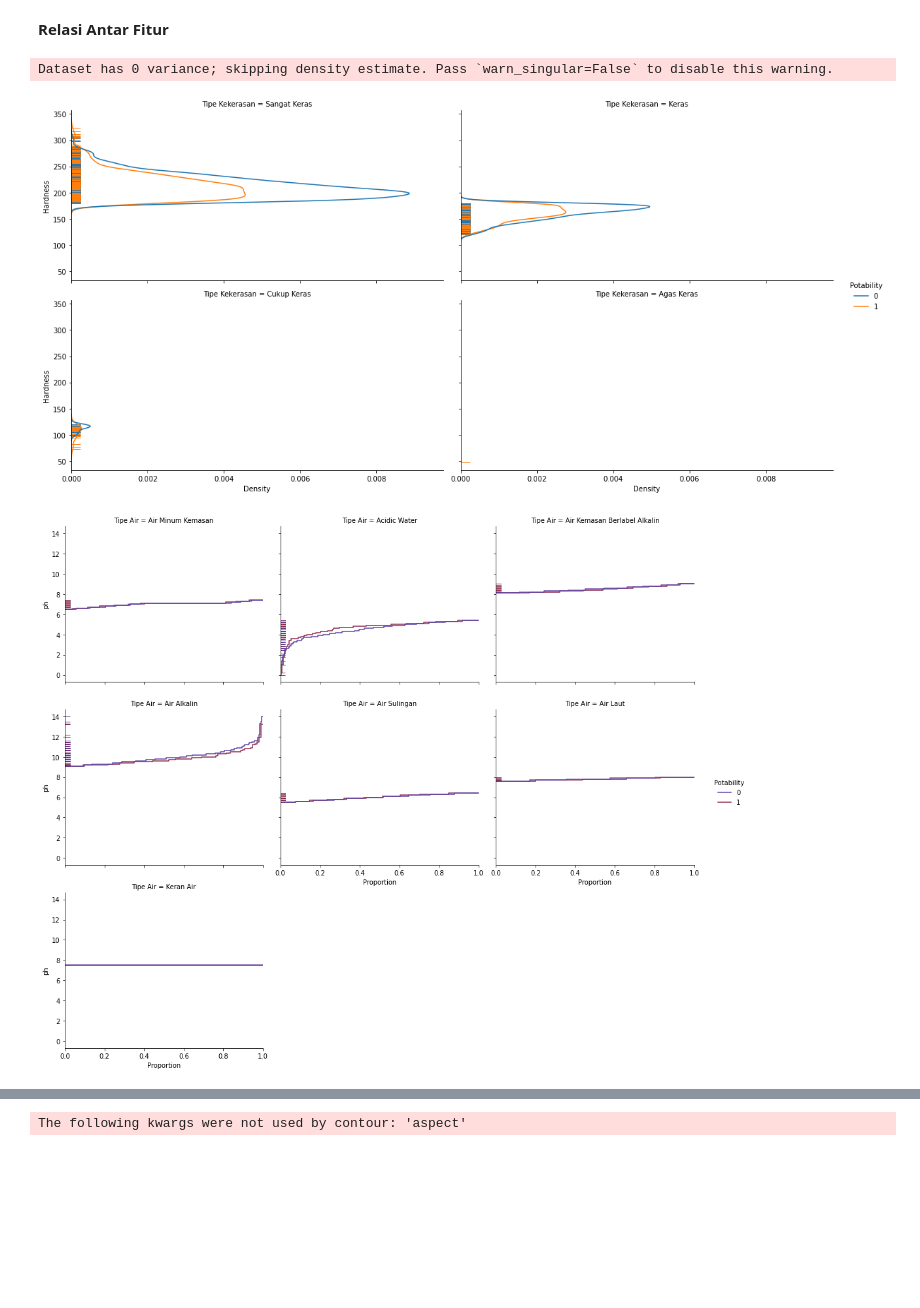
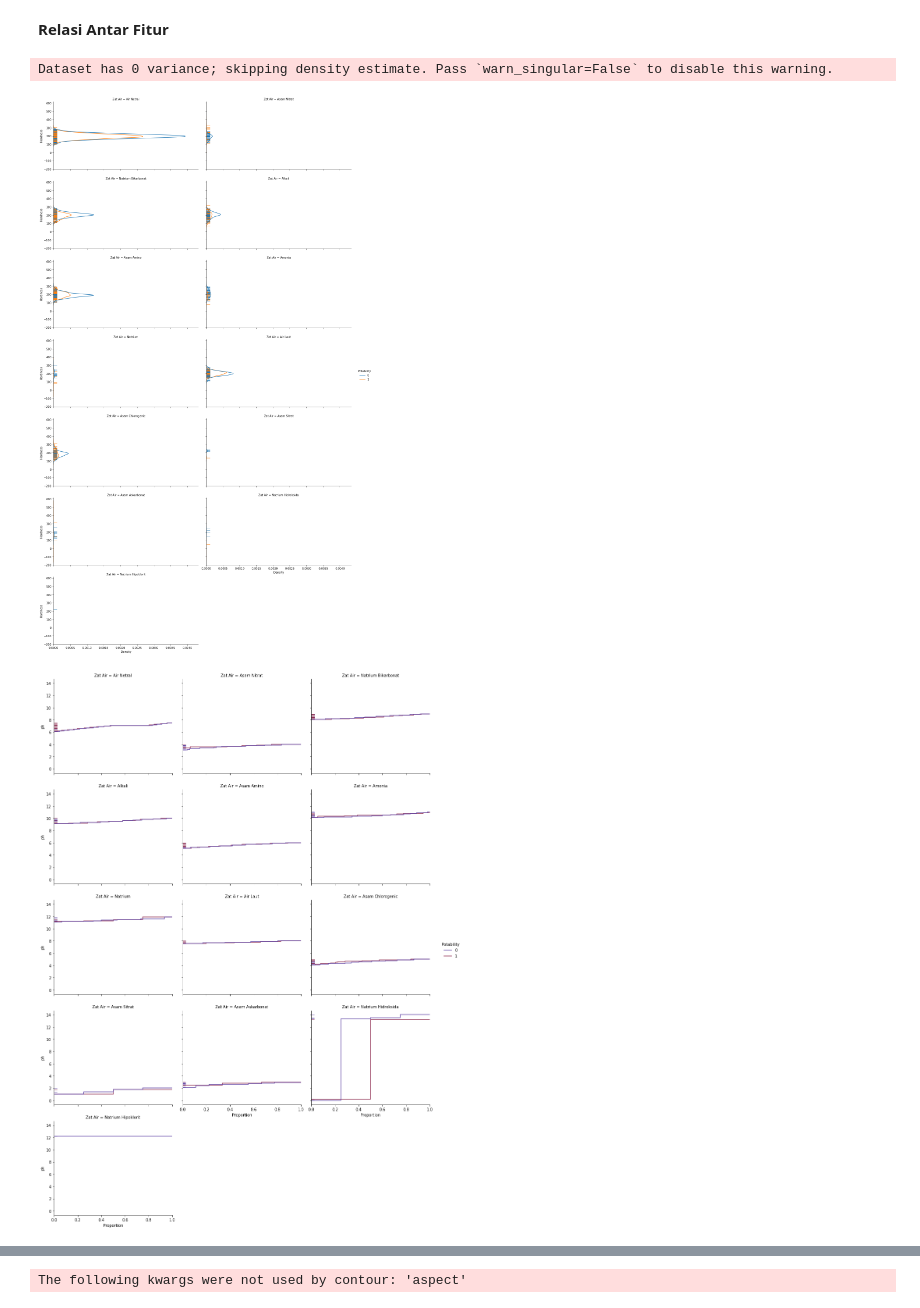
Before and after one commit to MuhamdIlyas/capstone, a Jupyter notebook: model/Capstone.ipynb, the cells around one changed output, grey strips where cells are left out. Drawn from its saved outputs; the diff is of its cells as text; code cells hidden in the pictures; blank space fills up the shorter version.

```diff
--- a/MachineLearning/Capstone.ipynb
+++ b/model/Capstone.ipynb
@@ -304,0 +222,31 @@ See the caveats in the documentation: https://pandas.pydata.org/pandas-docs/stab
+# %%
+kualitas_air['Zat Air'] = ""
+for i in range(0,len(kualitas_air)):
+  if (kualitas_air['ph'][i] <= 0 and kualitas_air['ph'][i] > 1):
+    kualitas_air['Zat Air'][i] = "Asam Sulfat"
+  elif (kualitas_air['ph'][i] >= 1 and kualitas_air['ph'][i] <= 2):
+    kualitas_air['Zat Air'][i] = "Asam Sitrat"
+  elif (kualitas_air['ph'][i] >= 2 and kualitas_air['ph'][i] <= 3):
+    kualitas_air['Zat Air'][i] = "Asam Askarbonat"
+  elif (kualitas_air['ph'][i] >= 3 and kualitas_air['ph'][i] <= 4):
+    kualitas_air['Zat Air'][i] = "Asam Nitrat"
+  elif (kualitas_air['ph'][i] >= 4 and kualitas_air['ph'][i] <= 5):
+    kualitas_air['Zat Air'][i] = "Asam Chlorogenic"
+  elif (kualitas_air['ph'][i] >= 5 and kualitas_air['ph'][i] <= 6):
+    kualitas_air['Zat Air'][i] = "Asam Amino"
+  elif (kualitas_air['ph'][i] >= 6 and kualitas_air['ph'][i] <= 7.5):
+    kualitas_air['Zat Air'][i] = "Air Netral"
+  elif (kualitas_air['ph'][i] >= 7.5 and kualitas_air['ph'][i] <= 8):
+    kualitas_air['Zat Air'][i] = "Air Laut"
+  elif (kualitas_air['ph'][i] >= 8 and kualitas_air['ph'][i] <= 9):
+    kualitas_air['Zat Air'][i] = "Natrium Bikarbonat"
+  elif (kualitas_air['ph'][i] >= 9 and kualitas_air['ph'][i] <= 10):
+    kualitas_air['Zat Air'][i] = "Alkali"
+  elif (kualitas_air['ph'][i] >= 10 and kualitas_air['ph'][i] <= 11):
+    kualitas_air['Zat Air'][i] = "Amonia"
+  elif (kualitas_air['ph'][i] >= 11 and kualitas_air['ph'][i] <= 12):
+    kualitas_air['Zat Air'][i] = "Natrium"
+  elif (kualitas_air['ph'][i] >= 12 and kualitas_air['ph'][i] <= 13):
+    kualitas_air['Zat Air'][i] = "Natrium Hipoklorit"
+  else :
+    kualitas_air['Zat Air'][i] = "Natrium Hidroksida"
@@ -375,18 +341,18 @@ Text(0.5, 1.0, 'Korelasi Matrix untuk Fitur Numerik')
 **Relasi Antar Fitur**
 # %%
 #Hubungan hardness dengan potability
-x = sb.displot(data=kualitas_air, y='Hardness', hue='Potability', col='Tipe Kekerasan',
+x = sb.displot(data=kualitas_air, y='Hardness', hue='Potability', col='Zat Air',
                col_wrap=2, kind='kde', height=4, aspect=2, rug=True)
 plt.show()
 # %% [output]
 Dataset has 0 variance; skipping density estimate. Pass `warn_singular=False` to disable this warning.
-[figure, old version]
+[figure, new version]
 # %%
 #Hubungan antara ph dan potability
-x = sb.displot(data=kualitas_air, y='ph', hue='Potability', col='Tipe Air', palette = 'twilight', col_wrap=3,
+x = sb.displot(data=kualitas_air, y='ph', hue='Potability', col='Zat Air', palette = 'twilight', col_wrap=3,
     kind='ecdf', height=4, aspect=1.2,rug=True)
 plt.show()
 # %% [output]
-[figure, old version]
+[figure, new version]
 # %%
 #Hubungan Antara Solid dan Potability
```
Also changed, not shown: parts of 13 cells of this notebook, 15 other files.
